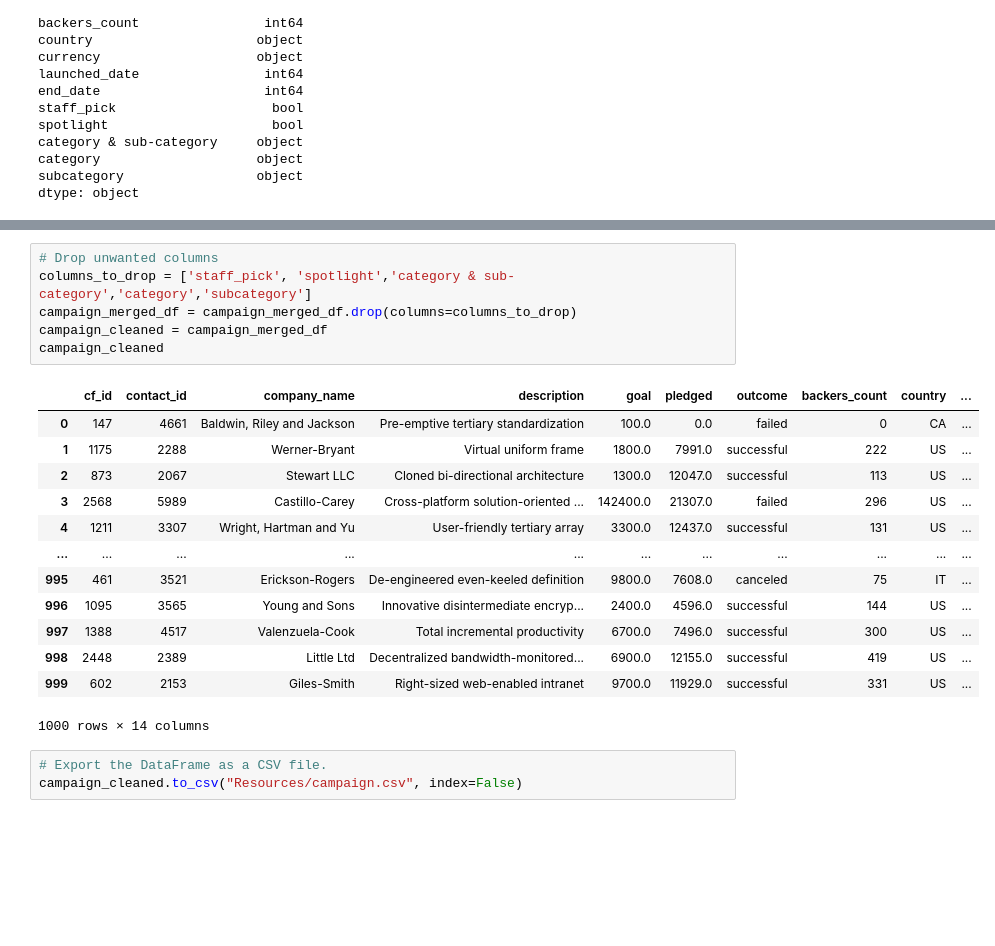
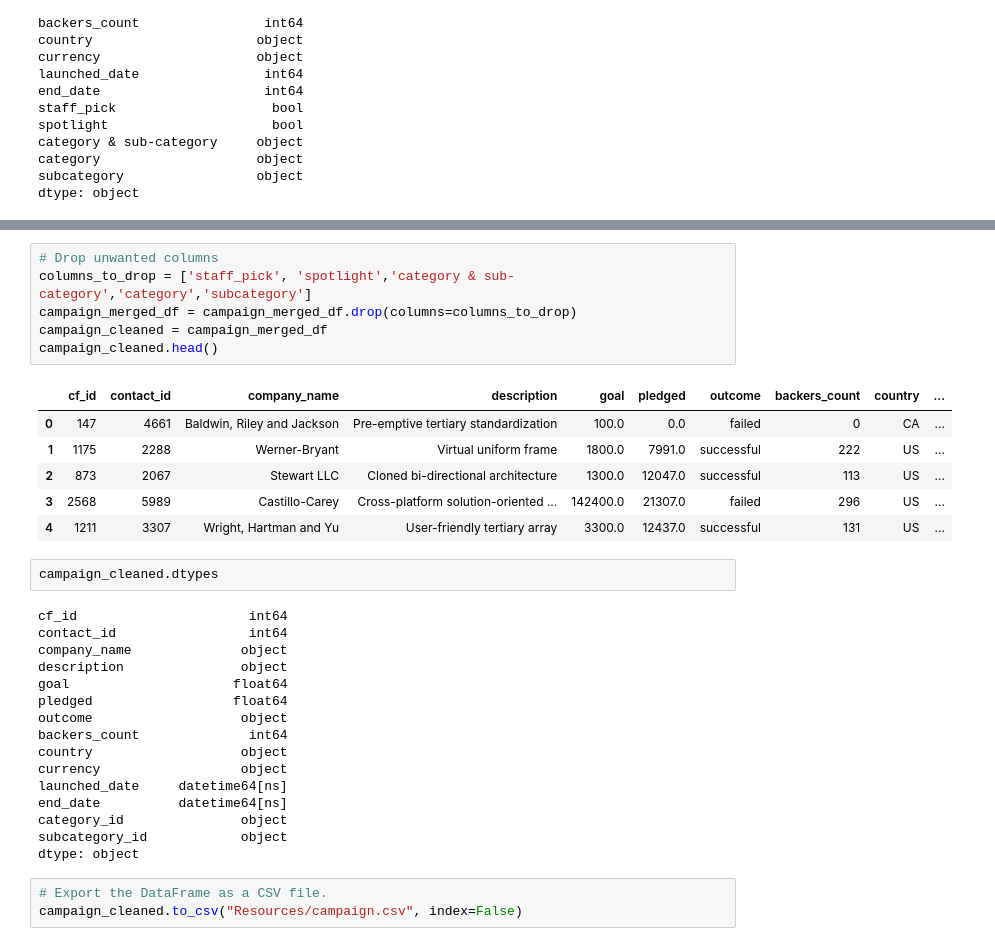
Before and after one commit to priyadharsinid/Crowdfunding_ETL, a Jupyter notebook: ETL_Mini_Project_DOceguera_PDuraiArasan.ipynb, the cells around one changed output, grey strips where cells are left out. Cells and saved outputs as stored; diff of their text form; blank space fills up the shorter version.

```diff
--- a/ETL_Mini_Project_DOceguera_PDuraiArasan.ipynb
+++ b/ETL_Mini_Project_DOceguera_PDuraiArasan.ipynb
@@ -301,23 +259,34 @@ campaign_merged_df.tail(10)
 # %%
 # Drop unwanted columns
 columns_to_drop = ['staff_pick', 'spotlight','category & sub-category','category','subcategory']
 campaign_merged_df = campaign_merged_df.drop(columns=columns_to_drop)
 campaign_cleaned = campaign_merged_df
-campaign_cleaned
+campaign_cleaned.head()
 # %% [output]
 |  | cf_id | contact_id | company_name | description | goal | pledged | outcome | backers_count | country | ... |
 | 0 | 147 | 4661 | Baldwin, Riley and Jackson | Pre-emptive tertiary standardization | 100.0 | 0.0 | failed | 0 | CA | ... |
 | 1 | 1175 | 2288 | Werner-Bryant | Virtual uniform frame | 1800.0 | 7991.0 | successful | 222 | US | ... |
 | 2 | 873 | 2067 | Stewart LLC | Cloned bi-directional architecture | 1300.0 | 12047.0 | successful | 113 | US | ... |
 | 3 | 2568 | 5989 | Castillo-Carey | Cross-platform solution-oriented ... | 142400.0 | 21307.0 | failed | 296 | US | ... |
 | 4 | 1211 | 3307 | Wright, Hartman and Yu | User-friendly tertiary array | 3300.0 | 12437.0 | successful | 131 | US | ... |
-| ... | ... | ... | ... | ... | ... | ... | ... | ... | ... | ... |
-| 995 | 461 | 3521 | Erickson-Rogers | De-engineered even-keeled definition | 9800.0 | 7608.0 | canceled | 75 | IT | ... |
-| 996 | 1095 | 3565 | Young and Sons | Innovative disintermediate encryp... | 2400.0 | 4596.0 | successful | 144 | US | ... |
-| 997 | 1388 | 4517 | Valenzuela-Cook | Total incremental productivity | 6700.0 | 7496.0 | successful | 300 | US | ... |
-| 998 | 2448 | 2389 | Little Ltd | Decentralized bandwidth-monitored... | 6900.0 | 12155.0 | successful | 419 | US | ... |
-| 999 | 602 | 2153 | Giles-Smith | Right-sized web-enabled intranet | 9700.0 | 11929.0 | successful | 331 | US | ... |
-1000 rows × 14 columns
+# %%
+campaign_cleaned.dtypes
+# %% [output]
+cf_id                      int64
+contact_id                 int64
+company_name              object
+description               object
+goal                     float64
+pledged                  float64
+outcome                   object
+backers_count              int64
+country                   object
+currency                  object
+launched_date     datetime64[ns]
+end_date          datetime64[ns]
+category_id               object
+subcategory_id            object
+dtype: object
 # %%
 # Export the DataFrame as a CSV file.
 campaign_cleaned.to_csv("Resources/campaign.csv", index=False)
```
Also changed, not shown: parts of 16 cells of this notebook, 6 other files.
